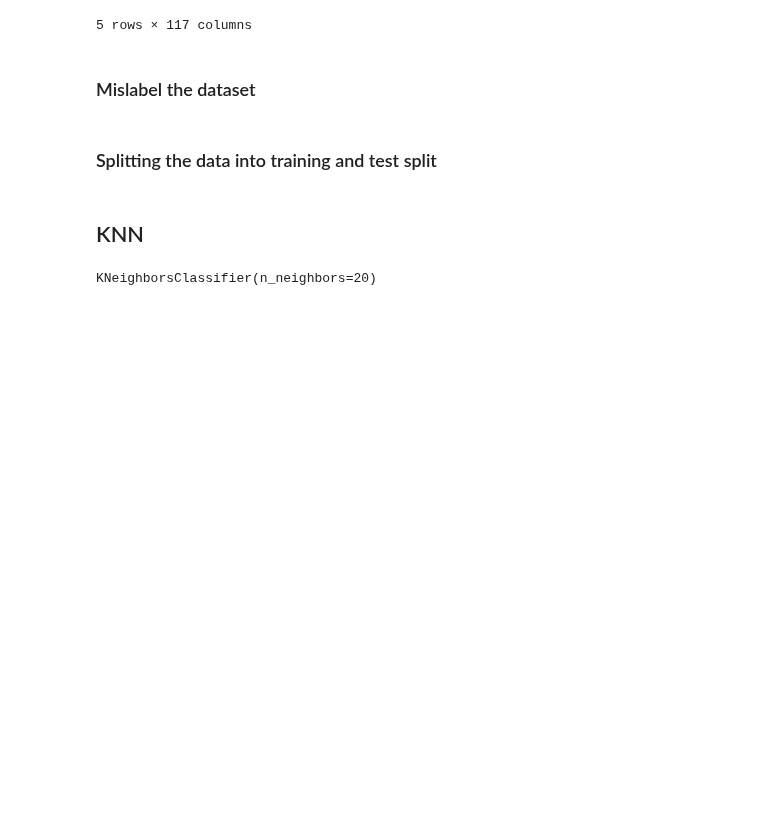
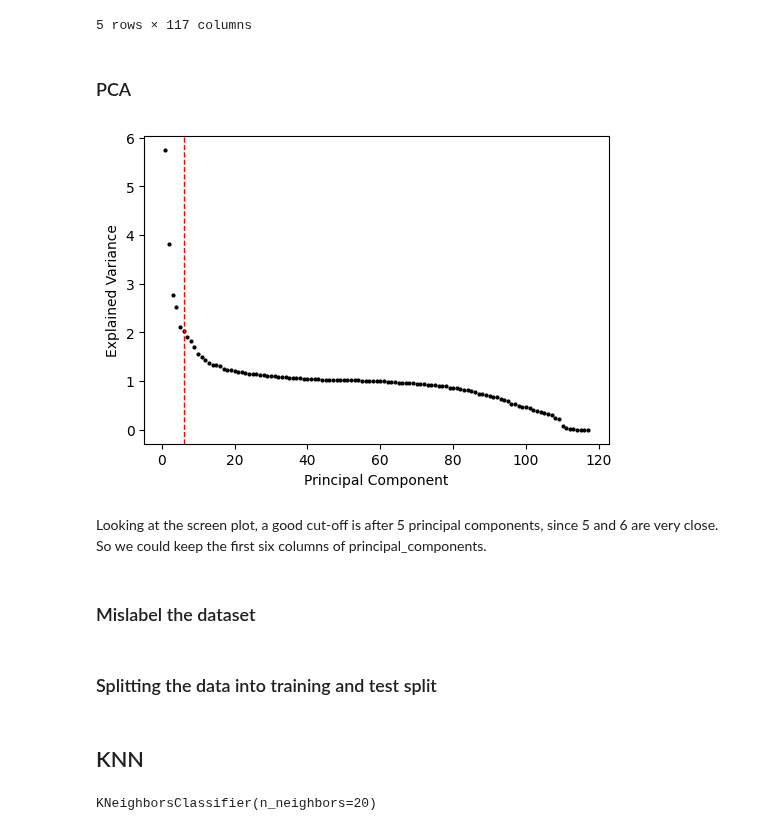
Before and after one commit to maximiliann97/Big-data-MVE441, a Jupyter notebook: HW1.ipynb, the cells around one changed output. Drawn from its saved outputs; the diff is of its cells as text; code cells hidden in the pictures; blank space fills up the shorter version.

```diff
--- a/HW1.ipynb
+++ b/HW1.ipynb
@@ -125,5 +125,3 @@ raw_data.head(5)
 | 3 | 9.2 | 28.0 | 0.0 | 5.468232 | 7.611178 | 24.0 | 11.0 | 9.0 | ... |
 | 4 | 17.5 | 32.3 | 1.0 | 5.468232 | 7.611178 | 41.0 | 7.0 | 20.0 | ... |
 5 rows × 117 columns
-# %% [markdown]
-### Mislabel the dataset
@@ -170,0 +128,32 @@ mislabel_data3['RainTomorrow'] = pd.DataFrame(misclass_labels3, columns=['RainTo
+# %% [markdown]
+### PCA
+# %%
+from sklearn.preprocessing import StandardScaler
+from sklearn.decomposition import PCA
+
+raw_data_pp = StandardScaler().fit_transform(raw_data)
+pca = PCA().fit(raw_data_pp)
+
+# The PCA object offers convenient ways of accessing the
+# principal directions and explained variance
+pca.components_;
+pca.explained_variance_;
+
+# To get the principal components, the `transform` method of the
+# PCA object can be used
+principal_components_pca = pca.transform(raw_data_pp)
+# %%
+fig = plt.figure(figsize=(6, 4))
+ax = fig.gca()
+
+ax.plot(np.arange(1, len(pca.explained_variance_) + 1), pca.explained_variance_, 'ok', markersize=2)
+ax.axvline(6, linestyle="dashed", color="red", linewidth=1)
+
+ax.set_xlabel("Principal Component")
+ax.set_ylabel("Explained Variance");
+# %% [output]
+[figure, added]
+# %% [markdown]
+Looking at the screen plot, a good cut-off is after 5 principal components, since 5 and 6 are very close. So we could keep the first six columns of principal_components.
+# %% [markdown]
+### Mislabel the dataset
```
Also changed, not shown: parts of 13 cells of this notebook.
